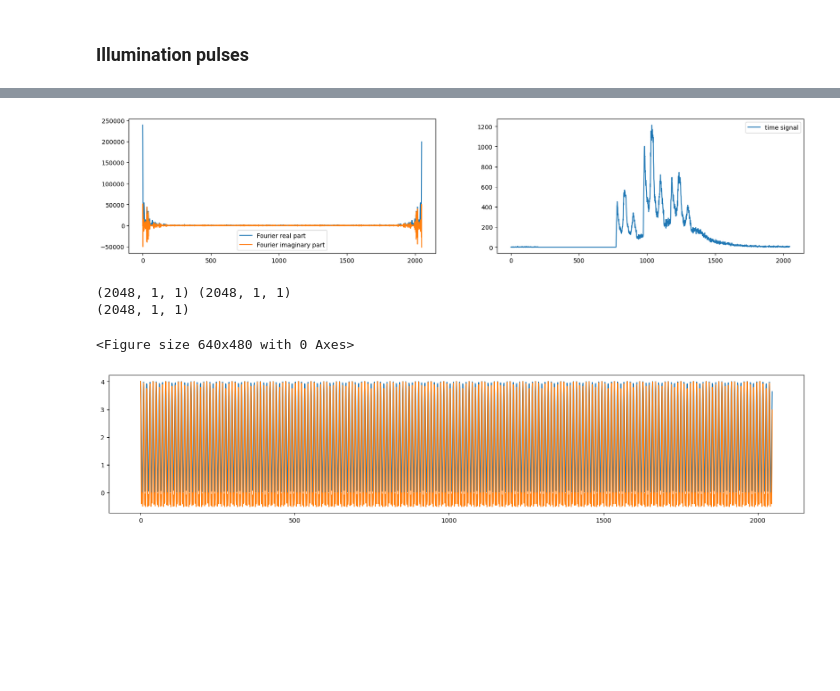
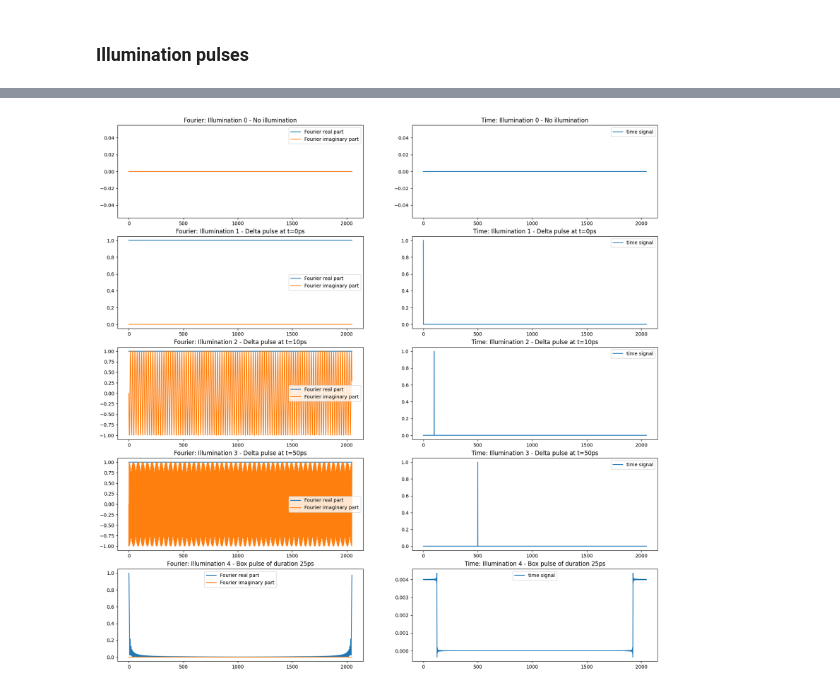
Before and after one commit to p-luesia/NLOS_dirac_not, a Jupyter notebook: experiments.ipynb, the cells around one changed output, grey strips where cells are left out. Cells and saved outputs as stored; diff of their text form; code cells hidden in the pictures; blank space fills up the shorter version.

```diff
--- a/experiments.ipynb
+++ b/experiments.ipynb
@@ -46,4 +49,4 @@ td, th {
 - $ offset_{kl}[n] $ &rarr; Distance for each light source at the relay wall to the laser
 - $ kt[t] $ &nbsp;&nbsp;&rarr; Time stamps for each moment k of the data -->
 # %%
-T_mn_r, ks, kl, offset_ks, offset_kl, kt = io.read_observations('D:/Documentos/NLOS/nlos_dataset/mesh_R_256x256/front/data.hdf5')
+T_mn, ks, kl, offset_ks, offset_kl, kt = io.read_observations('D:/Documentos/NLOS/nlos_dataset/mesh_R_256x256/front/data.hdf5')
@@ -88,4 +145,0 @@ $$ l_n (\mathbf{x}, t) = \int_\mathbb{R} d \omega'\hat{l}_n(\mathbf{x})e^{i\omeg
-# %%
-# Delta illumination pulse
-hat_l = np.exp(1j * t_idx[:, None] * (2*np.pi) * np.fft.fftfreq(kt.shape[0]))
-# hat_l = np.fft.ifft(np.exp(1j * t_idx[:, None] * (2*np.pi) * np.fft.fftfreq(kt.shape[0])))
@@ -118,9 +145,0 @@ Illumination pulses
-# %%
-fig, ax = plt.subplots(t_idx.shape[0], 1, figsize=(15, 10))
-for i, l in enumerate(np.fft.fft(hat_l)):
-    ax[i].set_title(f'Illumination {i}: delta delayed {t_0[i]/3e-1} ns')
-    ax[i].plot(np.real(l), label='real')
-    ax[i].plot(np.imag(l), label='imaginary')
-    ax[i].legend()
-
-plt.show()
@@ -129,14 +146,17 @@ plt.show()
 # %%
-fig, ax = plt.subplots(T_hat_mn.shape[1], 2, figsize=(20, 4*T_hat_mn.shape[1]))
-for i, t in enumerate(T_hat_mn[0]):
-    if T_hat_mn.shape[1] > 1:
-        axs = ax[i]
-    else:
-        axs = ax
-    axs[0].plot(np.abs(t), label = 'Fourier real part')
-    axs[0].plot(np.imag(t), label = 'Fourier imaginary part')
-    axs[0].legend()
-    axs[1].plot(np.real(np.fft.ifft(t)), label='time signal')
-    axs[1].legend()
+def plot_pair_fourier_time(signal, common_title, tag_list):
+    _, ax = plt.subplots(signal.shape[0], 2, figsize=(20, 4*signal.shape[0]))
+    for i, t in enumerate(signal):
+        if signal.shape[0] > 1:
+            axs = ax[i]
+        else:
+            axs = ax
+        axs[0].set_title('Fourier: ' + common_title + f' {i} - ' + tag_list[i])
+        axs[0].plot(np.abs(t), label = 'Fourier real part')
+        axs[0].plot(np.imag(t), label = 'Fourier imaginary part')
+        axs[0].legend()
+        axs[1].set_title('Time: ' + common_title + f' {i} - ' + tag_list[i])
+        axs[1].plot(np.real(np.fft.ifft(t)), label='time signal')
+        axs[1].legend()
 
-plt.show()
+    plt.show()
@@ -145,33 +163,4 @@ NameError: name 'T_hat_mn' is not defined
-# %%
-fig, ax = plt.subplots(T.shape[1], 2, figsize=(20, 4))
-for i, t in enumerate(T[0]):
-    if T.shape[1] > 1:
-        axs = ax[i]
-    else:
-        axs = ax
-    axs[0].plot(np.abs(t), label = 'Fourier real part')
-    axs[0].plot(np.imag(t), label = 'Fourier imaginary part')
-    axs[0].legend()
-    axs[1].plot(np.real(np.fft.ifft(t)), label='time signal')
-    # axs[1].plot(np.real(t), label='time signal')
-    axs[1].legend()
-
-plt.show()
-# %% [output]
-[figure, removed]
-# %%
-plt.figure()
-b = bra_l.view(np.ndarray)
-k = ket_l.view(np.ndarray)
-print(bra_l.shape, ket_l.shape)
-kk = b@k
-print(kk.shape)
-fig, ax = plt.subplots(1, figsize=(20, 4))
-ax.plot(kk[:,0,0])
-ax.plot(k[:,0,0]**2)
-plt.show()
-# %% [output]
-(2048, 1, 1) (2048, 1, 1)
-(2048, 1, 1)
-<Figure size 640x480 with 0 Axes>
-[figure, removed]
+# %%
+plot_pair_fourier_time(hat_l, 'Illumination', illumination_tag)
+# %% [output]
+[figure, added]
```
Also changed, not shown: parts of 44 cells of this notebook.
